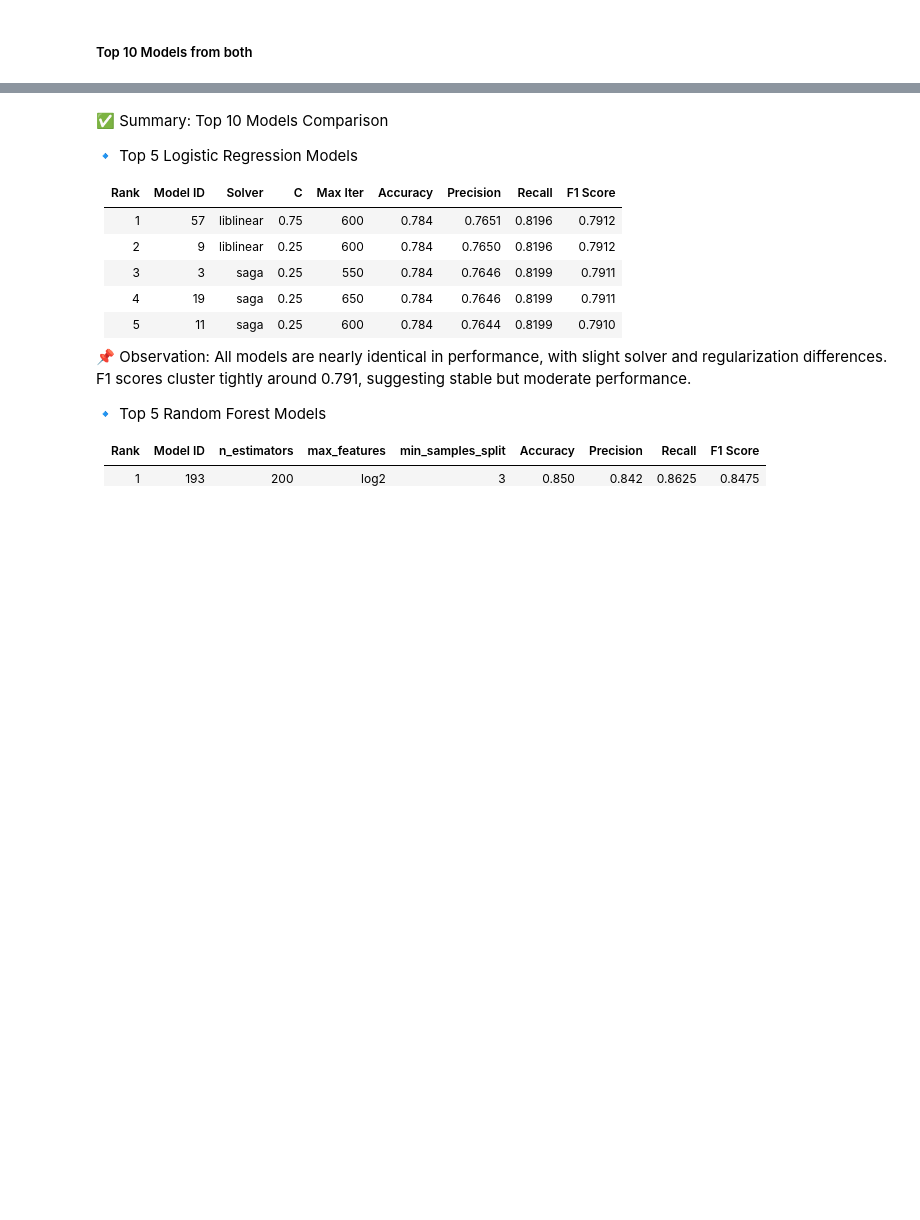
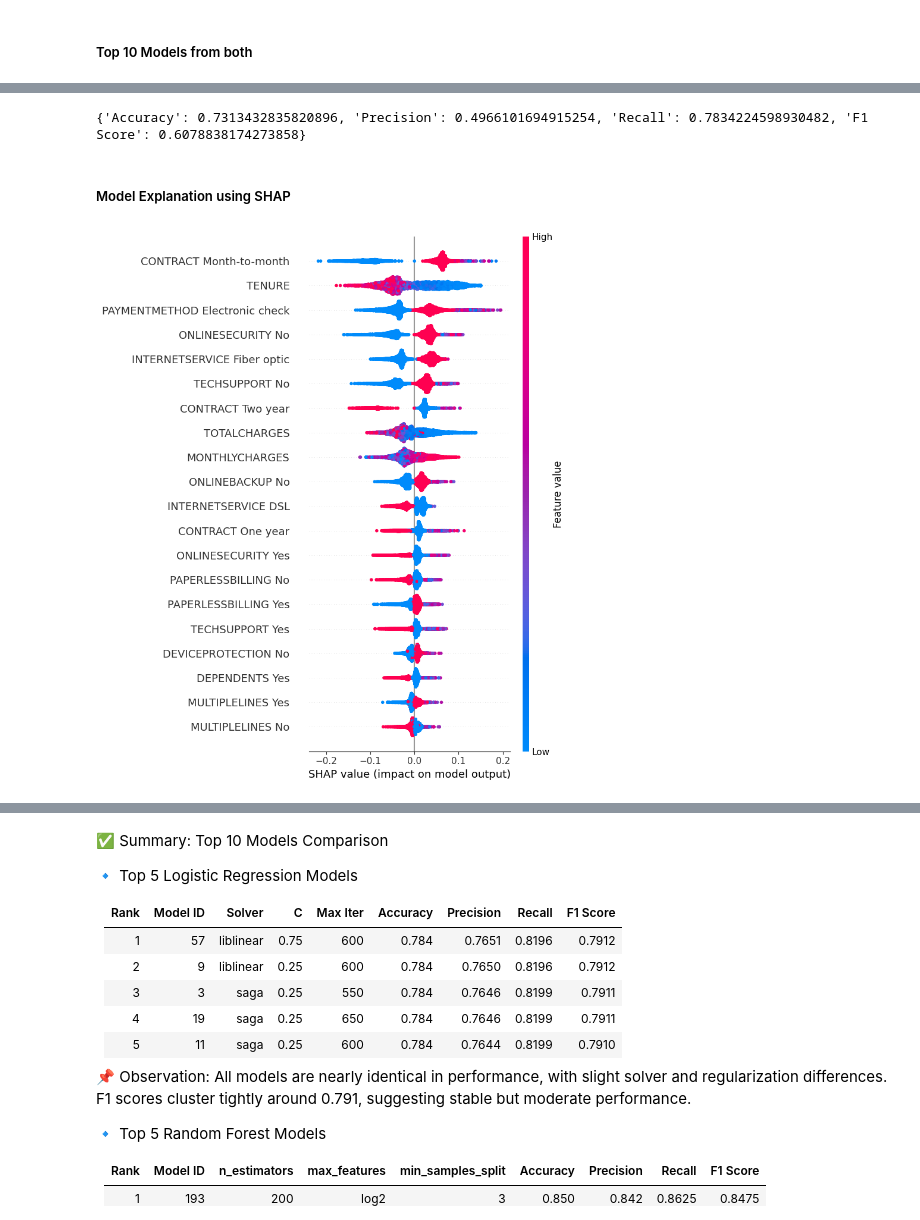
Before and after one commit to kuldeepguptahub/customerchurn, a Jupyter notebook: notebooks/model_selection.ipynb, the cells around one changed output, grey strips where cells are left out. Saved outputs shown, nothing was run; the diff lists cells and outputs as text; code cells hidden in the pictures; blank space fills up the shorter version.

Commit message:
model explaination using SHAP

```diff
--- a/notebooks/model_selection.ipynb
+++ b/notebooks/model_selection.ipynb
@@ -191,0 +207,30 @@ top_10.to_csv("../data/top_10_models.csv")
+# %%
+y_pred = lr_best_model.predict(X_test)
+
+report = {
+    'Accuracy': accuracy_score(y_test, y_pred),
+    'Precision': precision_score(y_test, y_pred),
+    'Recall': recall_score(y_test, y_pred),
+    'F1 Score': f1_score(y_test, y_pred)
+}
+
+print(report)
+# %% [output]
+{'Accuracy': 0.7313432835820896, 'Precision': 0.4966101694915254, 'Recall': 0.7834224598930482, 'F1 Score': 0.6078838174273858}
+# %% [markdown]
+##### Model Explanation using SHAP
+# %%
+X_train_df = pd.DataFrame(X_train, columns=feature_names)
+# %%
+import shap
+
+explainer = shap.TreeExplainer(rf_best_model)
+shap_values = explainer.shap_values(X_train_df)
+# %%
+shap_values = np.transpose(shap_values, (2, 0, 1))
+# %%
+# summary plot
+
+shap.summary_plot(shap_values[1], X_train_df)
+# %% [output]
+[figure, added]
```
Also changed, not shown: parts of 3 cells of this notebook.
